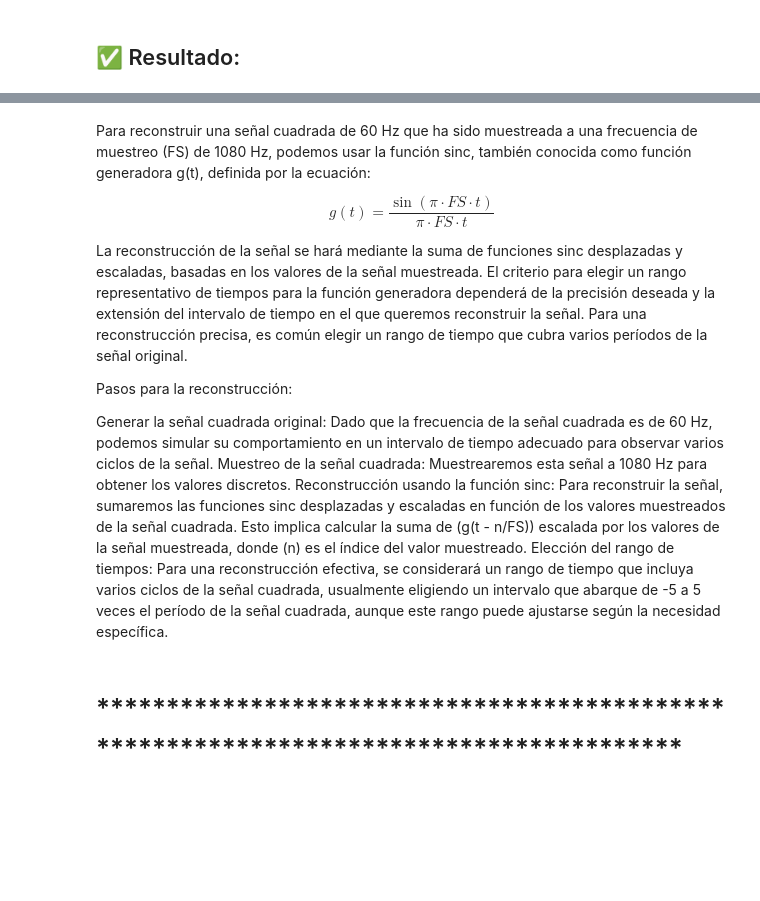
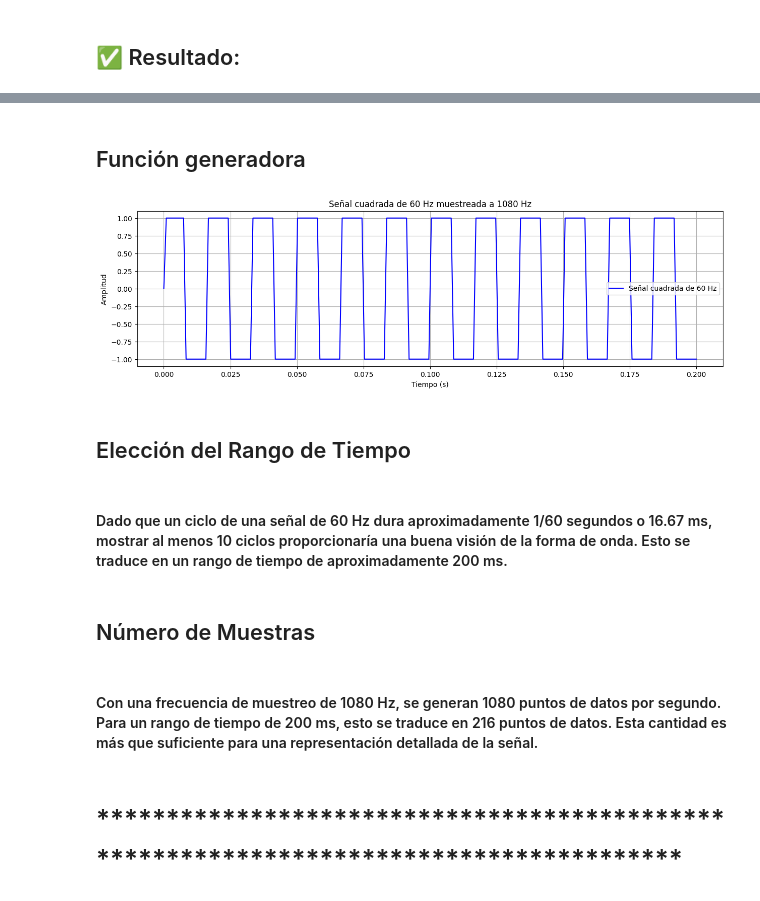
Before and after one commit to GustavoUNAL/Laboratorio1_DPS, a Jupyter notebook: Punto2/punto2.ipynb, the cells around one changed output, grey strips where cells are left out. Drawn from its saved outputs; the diff is of its cells as text; code cells hidden in the pictures; blank space fills up the shorter version.

Commit message:
punto 1 y 2

```diff
--- a/Punto2/punto2.ipynb
+++ b/Punto2/punto2.ipynb
@@ -84,16 +19,30 @@ plt.show()
-# %% [markdown]
-Para reconstruir una señal cuadrada de 60 Hz que ha sido muestreada a una frecuencia de muestreo (FS) de 1080 Hz, podemos usar la función sinc, también conocida como función generadora g(t), definida por la ecuación:
-
-$$g(t) = \frac{\sin(\pi \cdot FS \cdot t)}{\pi \cdot FS \cdot t}$$
-
-La reconstrucción de la señal se hará mediante la suma de funciones sinc desplazadas y escaladas, basadas en los valores de la señal muestreada. El criterio para elegir un rango representativo de tiempos para la función generadora dependerá de la precisión deseada y la extensión del intervalo de tiempo en el que queremos reconstruir la señal. Para una reconstrucción precisa, es común elegir un rango de tiempo que cubra varios períodos de la señal original.
-
-Pasos para la reconstrucción:
-
-Generar la señal cuadrada original: Dado que la frecuencia de la señal cuadrada es de 60 Hz, podemos simular su comportamiento en un intervalo de tiempo adecuado para observar varios ciclos de la señal.
-Muestreo de la señal cuadrada: Muestrearemos esta señal a 1080 Hz para obtener los valores discretos.
-Reconstrucción usando la función sinc: Para reconstruir la señal, sumaremos las funciones sinc desplazadas y escaladas en función de los valores muestreados de la señal cuadrada. Esto implica calcular la suma de (g(t - n/FS)) escalada por los valores de la señal muestreada, donde (n) es el índice del valor muestreado.
-Elección del rango de tiempos: Para una reconstrucción efectiva, se considerará un rango de tiempo que incluya varios ciclos de la señal cuadrada, usualmente eligiendo un intervalo que abarque de -5 a 5 veces el período de la señal cuadrada, aunque este rango puede ajustarse según la necesidad específica.
+# %% [markdown]
+## Función generadora
+# %%
+f = 60  # Frecuencia de la señal actualizada a 60 Hz
+t = np.linspace(0, 0.2, int(0.2 * 1080))  # Rango de tiempo actualizado a 200 ms con muestreo a 1080 Hz
+señal_cuadrada_actualizada = np.sign(np.sin(2 * np.pi * f * t))
+
+# Visualización de la señal cuadrada actualizada
+plt.figure(figsize=(15, 4))
+plt.plot(t, señal_cuadrada_actualizada, label='Señal cuadrada de 60 Hz', color='b')
+plt.title('Señal cuadrada de 60 Hz muestreada a 1080 Hz')
+plt.xlabel('Tiempo (s)')
+plt.ylabel('Amplitud')
+plt.grid(True)
+plt.legend()
+
+plt.show()
+# %% [output]
+[figure, added]
+# %% [markdown]
+## Elección del Rango de Tiempo
+# %% [markdown]
+#### Dado que un ciclo de una señal de 60 Hz dura aproximadamente 1/60 segundos o 16.67 ms, mostrar al menos 10 ciclos proporcionaría una buena visión de la forma de onda. Esto se traduce en un rango de tiempo de aproximadamente 200 ms.
+# %% [markdown]
+## Número de Muestras
+# %% [markdown]
+#### Con una frecuencia de muestreo de 1080 Hz, se generan 1080 puntos de datos por segundo. Para un rango de tiempo de 200 ms, esto se traduce en 216 puntos de datos. Esta cantidad es más que suficiente para una representación detallada de la señal.
 # %% [markdown]
 # ***************************************************************************************
 # %% [markdown]
```
Also changed, not shown: parts of 8 cells of this notebook, 2 other files.
